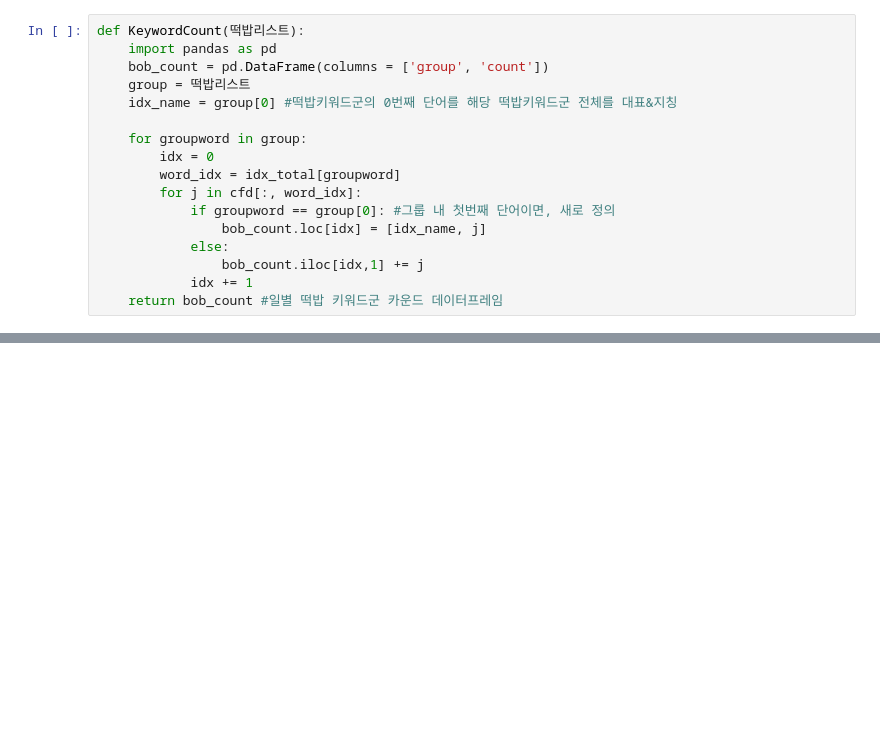
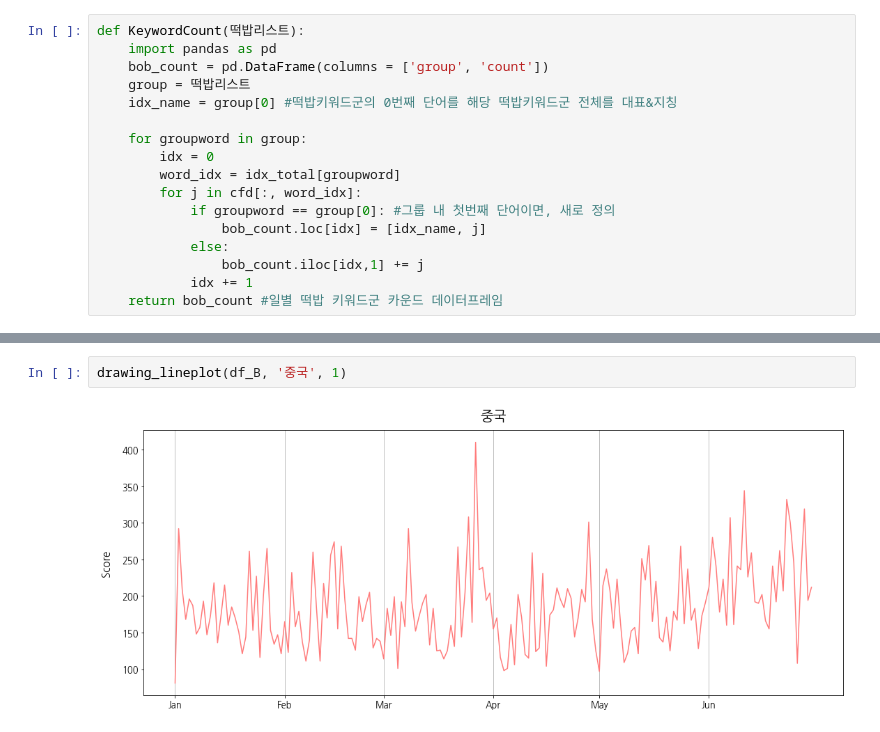
Before and after one commit to JourneyKo/ssodam, a Jupyter notebook: ssodam2021_Topic_Analysis_and_Visualization.ipynb, the cells around one changed output, grey strips where cells are left out. Drawn from its saved outputs; the diff is of its cells as text; blank space fills up the shorter version.

```diff
--- a/ssodam2021_Topic_Analysis_and_Visualization.ipynb
+++ b/ssodam2021_Topic_Analysis_and_Visualization.ipynb
@@ -132,0 +163,4 @@ display(df_B)
+# %%
+drawing_lineplot(df_B, '중국', 1)
+# %% [output]
+[figure, added]
```
Also changed, not shown: parts of 6 cells of this notebook, 3 other files.
